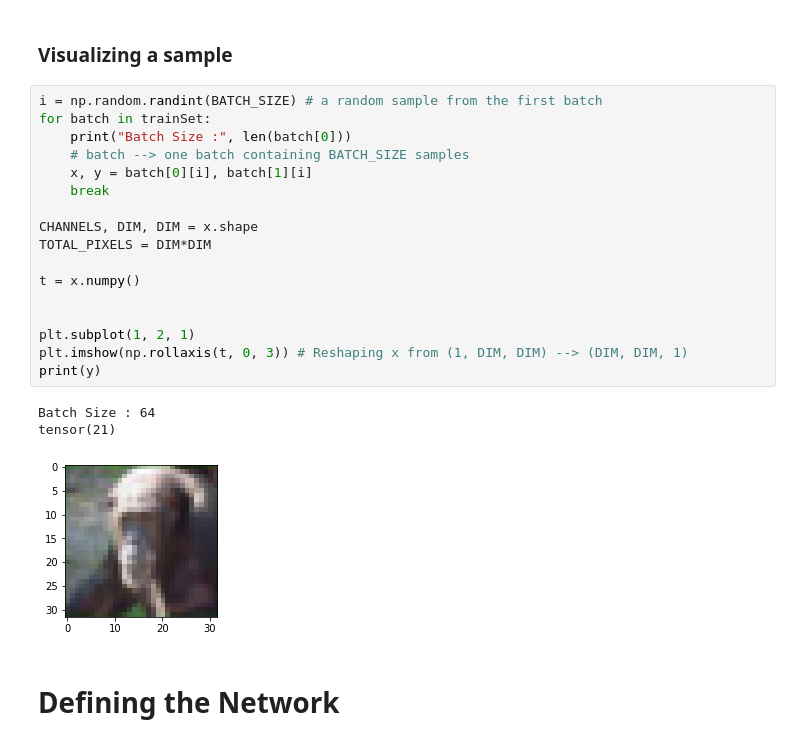
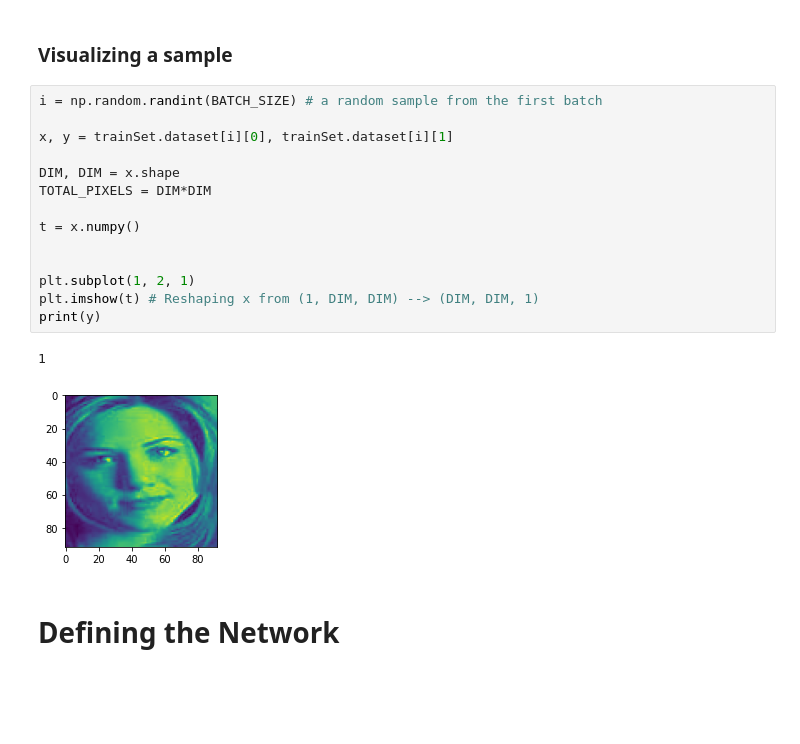
Before and after one commit to ParthikB/F.R.I.E.N.D.S, a Jupyter notebook: FRIENDS_siamese.ipynb, the cells around one changed output. Cells and saved outputs as stored; diff of their text form; blank space fills up the shorter version.

```diff
--- a/FRIENDS_siamese.ipynb
+++ b/FRIENDS_siamese.ipynb
@@ -72,25 +95,21 @@ Transform: Compose(
 ### Visualizing a sample
 # %%
 i = np.random.randint(BATCH_SIZE) # a random sample from the first batch
-for batch in trainSet:
-    print("Batch Size :", len(batch[0]))
-    # batch --> one batch containing BATCH_SIZE samples
-    x, y = batch[0][i], batch[1][i]
-    break
 
-CHANNELS, DIM, DIM = x.shape
+x, y = trainSet.dataset[i][0], trainSet.dataset[i][1]
+
+DIM, DIM = x.shape
 TOTAL_PIXELS = DIM*DIM
 
 t = x.numpy()
 
 
 plt.subplot(1, 2, 1)
-plt.imshow(np.rollaxis(t, 0, 3)) # Reshaping x from (1, DIM, DIM) --> (DIM, DIM, 1)
+plt.imshow(t) # Reshaping x from (1, DIM, DIM) --> (DIM, DIM, 1)
 print(y)
 # %% [output]
-Batch Size : 64
-tensor(21)
+1
-[figure, old version]
+[figure, new version]
 # %% [markdown]
 # Defining the Network
 # %%
```
Also changed, not shown: parts of 20 cells of this notebook.
